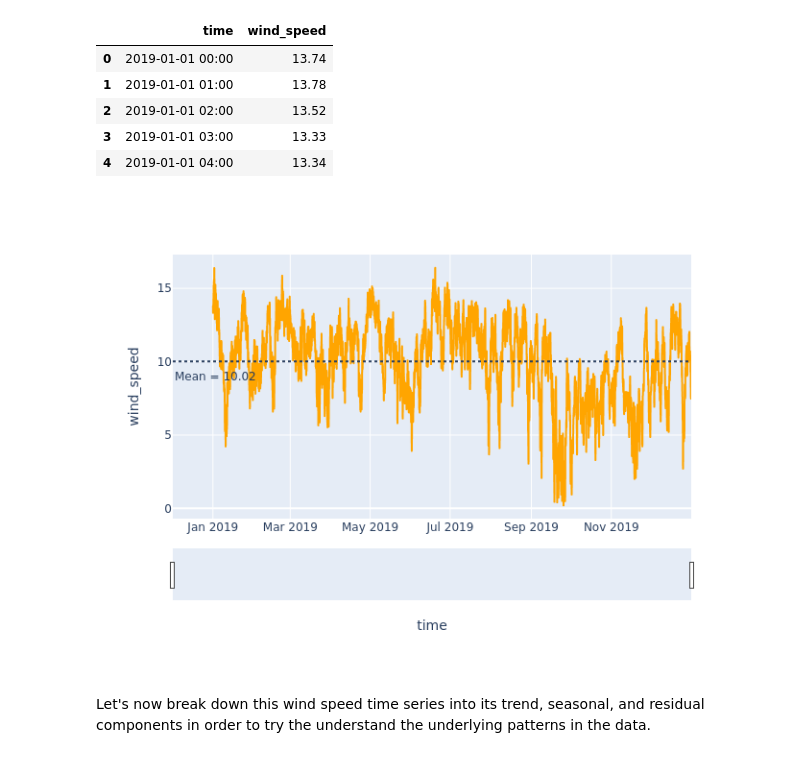
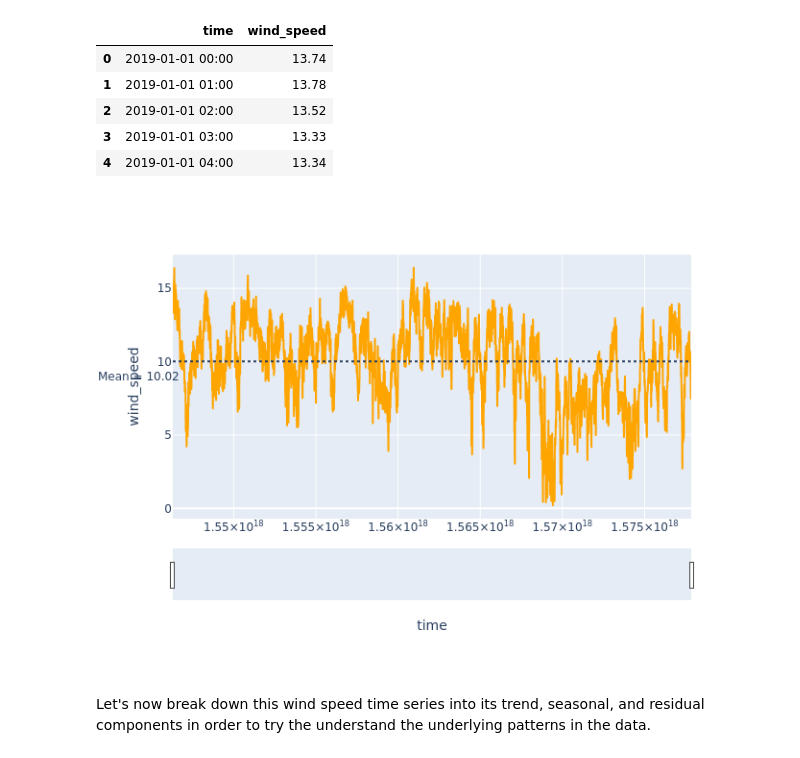
Before and after one commit to daniel-epm/guajira_wind_data, a Jupyter notebook: guajira_wind.ipynb, the cells around one changed output. Drawn from its saved outputs; the diff is of its cells as text; code cells hidden in the pictures.

Commit message:
wind speed distributions

```diff
--- a/guajira_wind.ipynb
+++ b/guajira_wind.ipynb
@@ -548,19 +548,19 @@ wind_speed2.head()
 # %%
 px.defaults.width = 1000
 px.defaults.height = 400
 
-fig = px.line(wind_speed2, x= 'time', y= 'wind_speed', color_discrete_sequence= ['orange'])
+fig = px.line(wind_speed2, x= wind_speed2.index, y= 'wind_speed', color_discrete_sequence= ['orange'])
 fig.add_hline(y = wind_speed2['wind_speed'].mean(), line_dash= 'dot')
 fig.add_annotation(x = '2019-01-03', y = wind_speed2['wind_speed'].mean() - 1, text= f"Mean = {round(wind_speed2['wind_speed'].mean(),2)}", showarrow= False)
 
 fig.update_xaxes(rangeslider_visible= True)
 
 fig.show()
 
-fig.write_image("wind_speed.png")
-Image("wind_speed.png")
+fig.write_image("imgs/wind_speed.png")
+Image("imgs/wind_speed.png")
 # %% [output]
-[figure, old version]
+[figure, new version]
 # %% [markdown]
 Let's now break down this wind speed time series into its trend, seasonal, and residual components in order to try the understand the underlying patterns in the data.
 # %%
```
Also changed, not shown: parts of 8 cells of this notebook.
